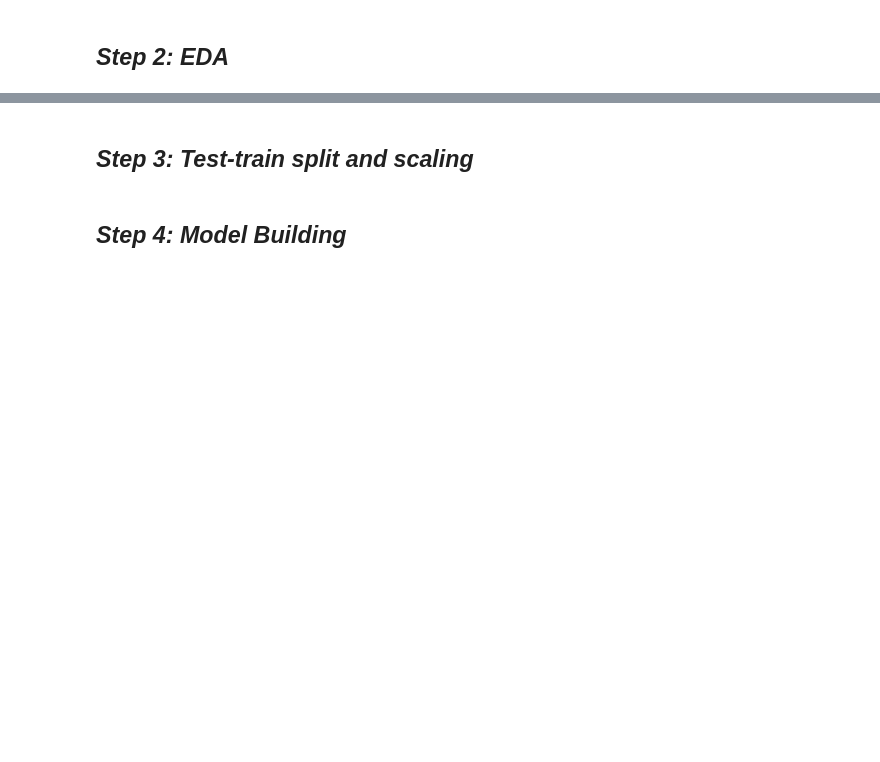
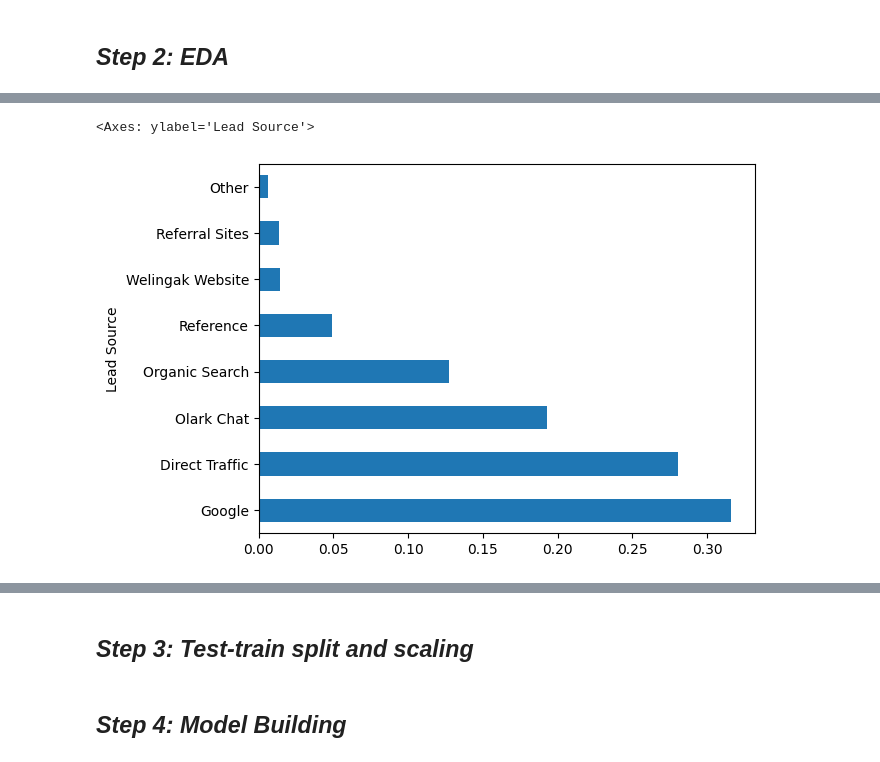
Before and after one commit to lido010209/machine-learning, a Jupyter notebook: Lead Scoring Analysis/1-data_processing.iPynb, the cells around one changed output, grey strips where cells are left out. Saved outputs shown, nothing was run; the diff lists cells and outputs as text; code cells hidden in the pictures; blank space fills up the shorter version.

```diff
--- a/Lead Scoring Analysis/1-data_processing.iPynb
+++ b/Lead Scoring Analysis/1-data_processing.iPynb
@@ -54,0 +640,6 @@ memory usage: 2.6+ MB
+# %%
+leads["Lead Source"].value_counts(normalize=True).plot.barh()
+plt.show()
+# %% [output]
+<Axes: ylabel='Lead Source'>
+[figure, added]
```
Also changed, not shown: parts of 79 cells of this notebook, 12 other files.
